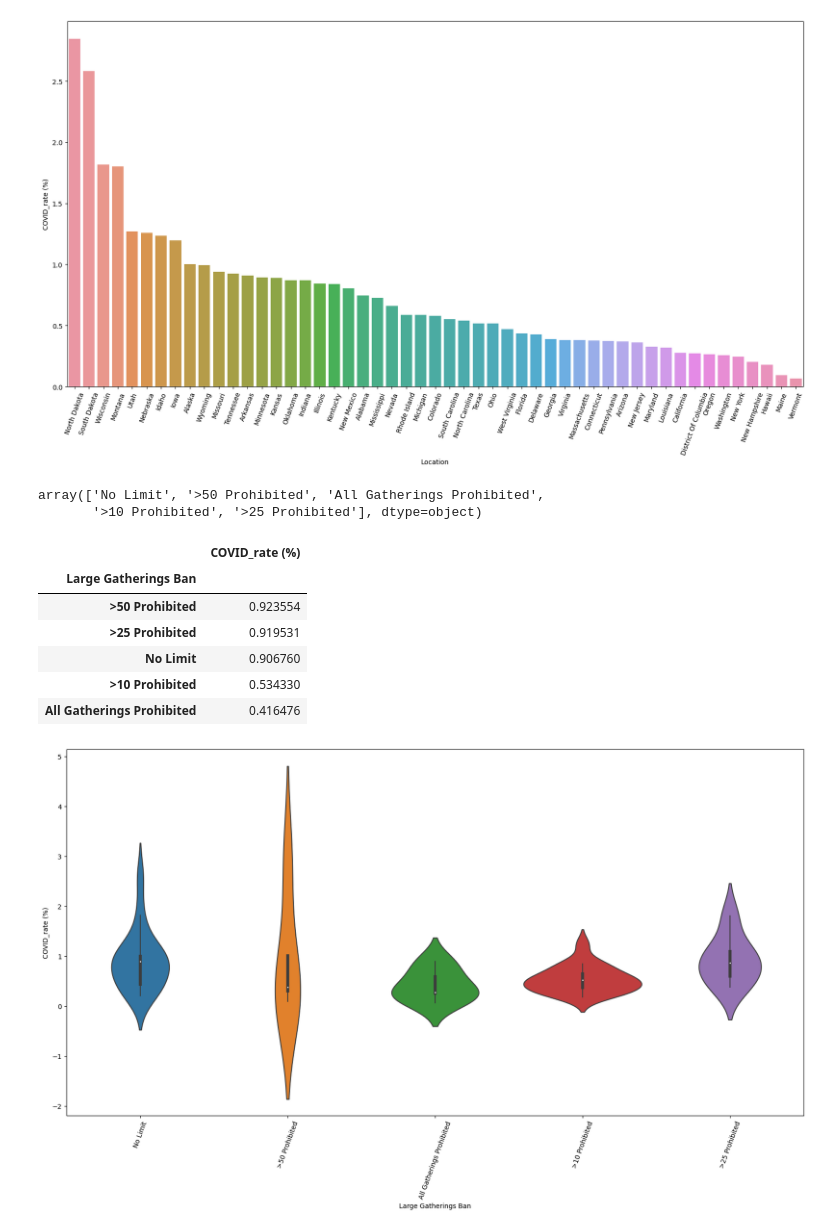
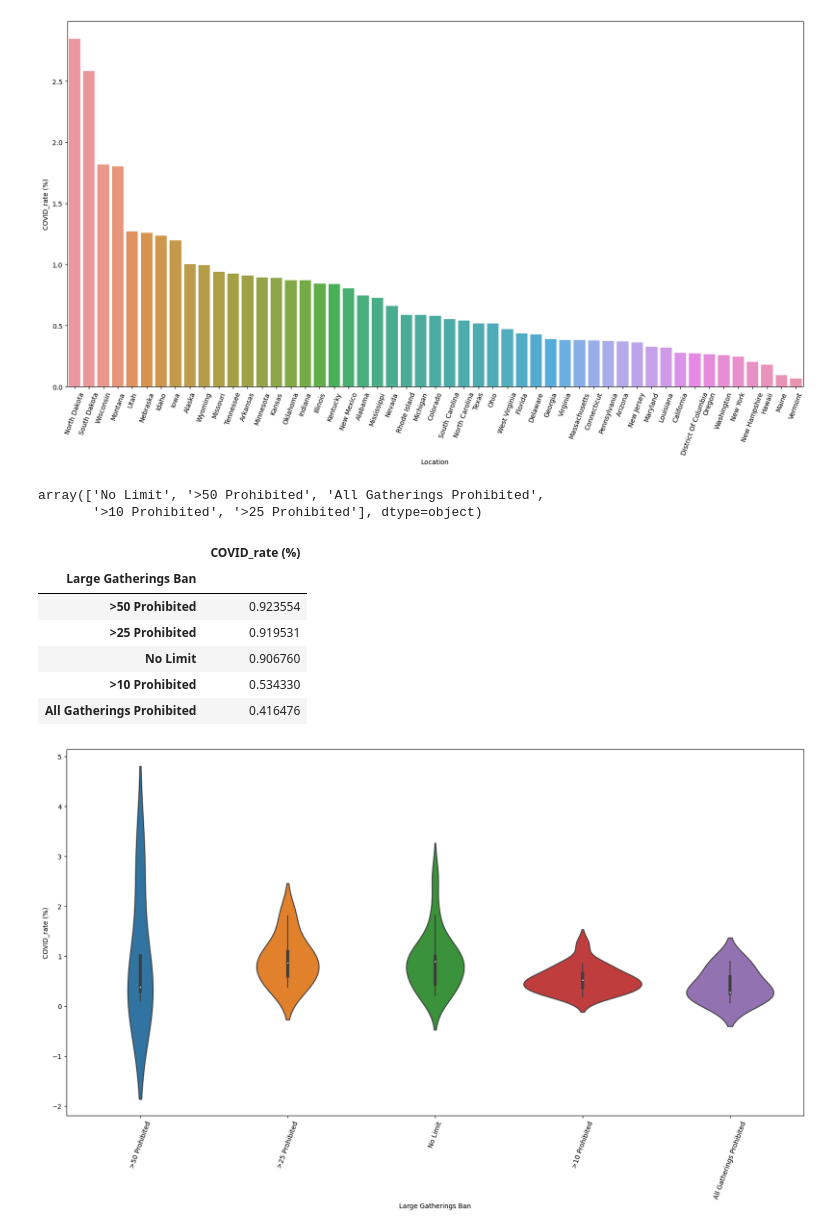
Before and after one commit to UCB-stat-159-s23/project-Group24, a Jupyter notebook: CasesAndPolicies.ipynb, the cells around one changed output. Saved outputs shown, nothing was run; the diff lists cells and outputs as text; code cells hidden in the pictures.

```diff
--- a/CasesAndPolicies.ipynb
+++ b/CasesAndPolicies.ipynb
@@ -21,29 +29,29 @@ ax.set_xticklabels(ax.get_xticklabels(), rotation=70);
 # %%
 display(covid["Large Gatherings Ban"].unique())
 covid_gathering_bans = (pd.DataFrame(covid.groupby("Large Gatherings Ban")["COVID_rate (%)"].mean())
                         .sort_values("COVID_rate (%)", ascending = False))
 covid_gathering_bans
 
 
 fig, ax = plt.subplots(figsize=(20, 10))
 #sns.barplot(data=covid_sorted, x="Location", y="COVID_rate (%)")
 ax.set_xticklabels(ax.get_xticklabels(), rotation=70);
-sns.violinplot(data=covid, x="Large Gatherings Ban", y="COVID_rate (%)")
+sns.violinplot(data=covid, x="Large Gatherings Ban", y="COVID_rate (%)", order=covid_gathering_bans.index)
 #sns.lineplot(
 #    x=covid_gathering_bans.index,
 #    y=covid_gathering_bans["COVID_rate (%)"],
 #    style="event"
 #)
 covid_gathering_bans
 # %% [output]
 array(['No Limit', '>50 Prohibited', 'All Gatherings Prohibited',
        '>10 Prohibited', '>25 Prohibited'], dtype=object)
 |  | COVID_rate (%) |
 | Large Gatherings Ban |  |
 | >50 Prohibited | 0.923554 |
 | >25 Prohibited | 0.919531 |
 | No Limit | 0.906760 |
 | >10 Prohibited | 0.534330 |
 | All Gatherings Prohibited | 0.416476 |
-[figure, old version]
+[figure, new version]
 # %%
```
Also changed, not shown: parts of 10 cells of this notebook.
